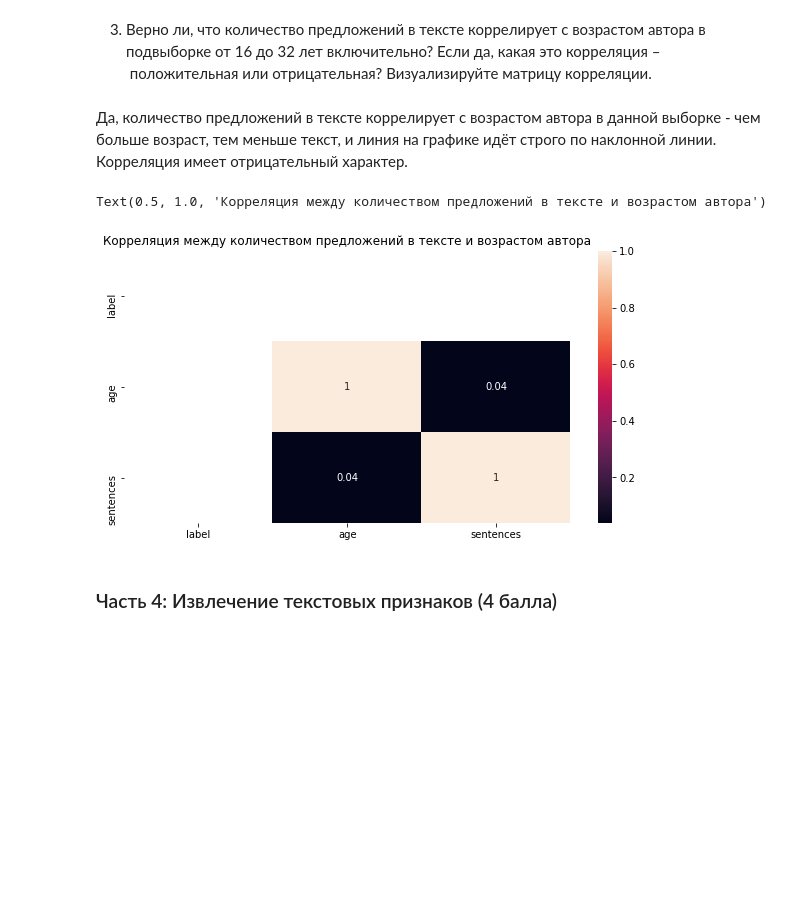
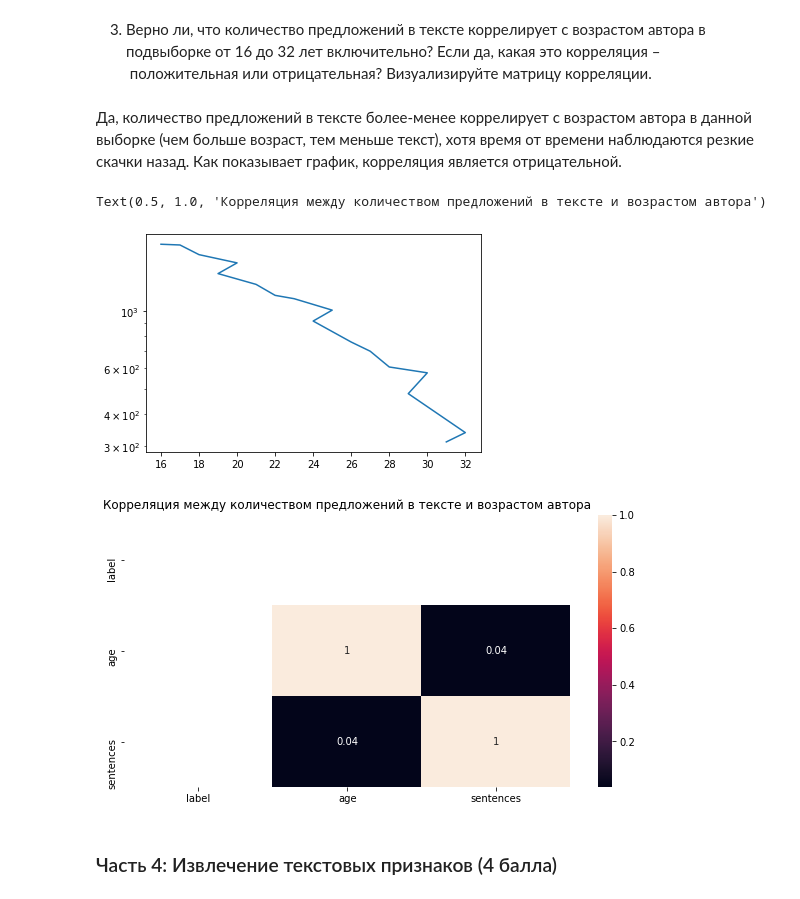
Before and after one commit to DukeNukem4ever/Computer_Linguistics_and_IT, a Jupyter notebook: homework/hw1/hw_01.ipynb, the cells around one changed output. Cells and saved outputs as stored; diff of their text form; code cells hidden in the pictures; blank space fills up the shorter version.

```diff
--- a/homework/hw1/hw_01.ipynb
+++ b/homework/hw1/hw_01.ipynb
@@ -282,23 +282,25 @@ set_2['sentences'].value_counts().plot(logy=True)
 # %% [markdown]
 3. Верно ли, что количество предложений в тексте коррелирует с возрастом автора в подвыборке от 16 до 32 лет включительно? Если да, какая это корреляция – положительная или отрицательная? Визуализируйте матрицу корреляции.
 # %% [markdown]
-Да, количество предложений в тексте коррелирует с возрастом автора в данной выборке - чем больше возраст, тем меньше текст, и линия на графике идёт строго по наклонной линии. Корреляция имеет отрицательный характер.
+Да, количество предложений в тексте более-менее коррелирует с возрастом автора в данной выборке (чем больше возраст, тем меньше текст), хотя время от времени наблюдаются резкие скачки назад. Как показывает график, корреляция является отрицательной.
 # %%
 # your code and output here
+import matplotlib.pyplot as plt
 
 corr_database = df[(df["age"] >= 16) & (df["age"] <= 32)]
 
-#corr_database['sentences'].value_counts().plot(logy=True)
+corr_database['age'].value_counts().plot(logy=True)
 
 import seaborn as sns
 fig, ax = plt.subplots(figsize=(10, 5))
 
 sns.heatmap(data=corr_database.corr(),annot=True,ax=ax)
 
 plt.title("Корреляция между количеством предложений в тексте и возрастом автора")
 # %% [output]
 Text(0.5, 1.0, 'Корреляция между количеством предложений в тексте и возрастом автора')
-[figure, old version]
+[figure, new version]
+[figure, added]
 # %% [markdown]
 ### Часть 4: Извлечение текстовых признаков (4 балла)
 # %% [markdown]
```
Also changed, not shown: parts of 7 cells of this notebook.
